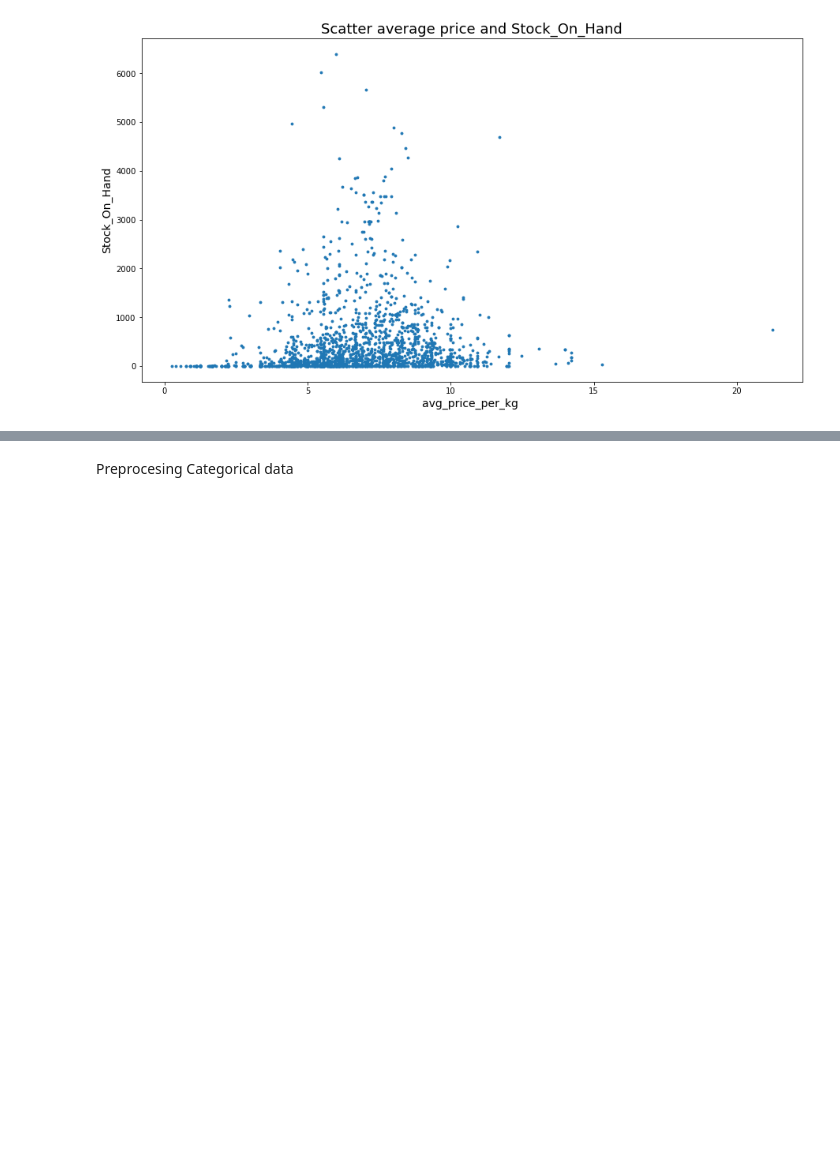
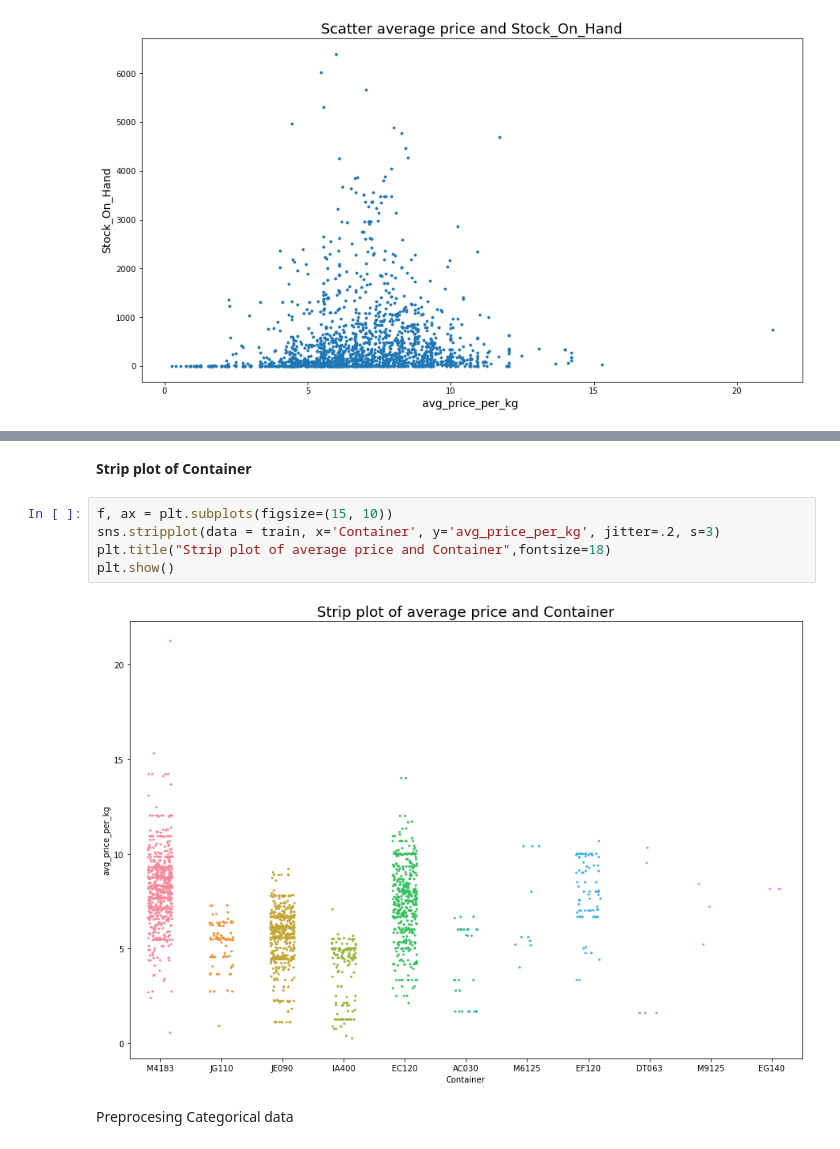
Before and after one commit to Zdithebe96/regression-apples-predict-api-template, a Jupyter notebook: Modeling notebook.ipynb, the cells around one changed output, grey strips where cells are left out. Drawn from its saved outputs; the diff is of its cells as text; blank space fills up the shorter version.

```diff
--- a/Modeling notebook.ipynb
+++ b/Modeling notebook.ipynb
@@ -219,3 +237,12 @@ plt.show()
+# %% [markdown]
+**Strip plot of Container**
+# %%
+f, ax = plt.subplots(figsize=(15, 10))
+sns.stripplot(data = train, x='Container', y='avg_price_per_kg', jitter=.2, s=3)
+plt.title("Strip plot of average price and Container",fontsize=18)
+plt.show()
+# %% [output]
+[figure, added]
 # %% [markdown]
 Preprocesing Categorical data
 # %%
```
Also changed, not shown: parts of 4 cells of this notebook.
